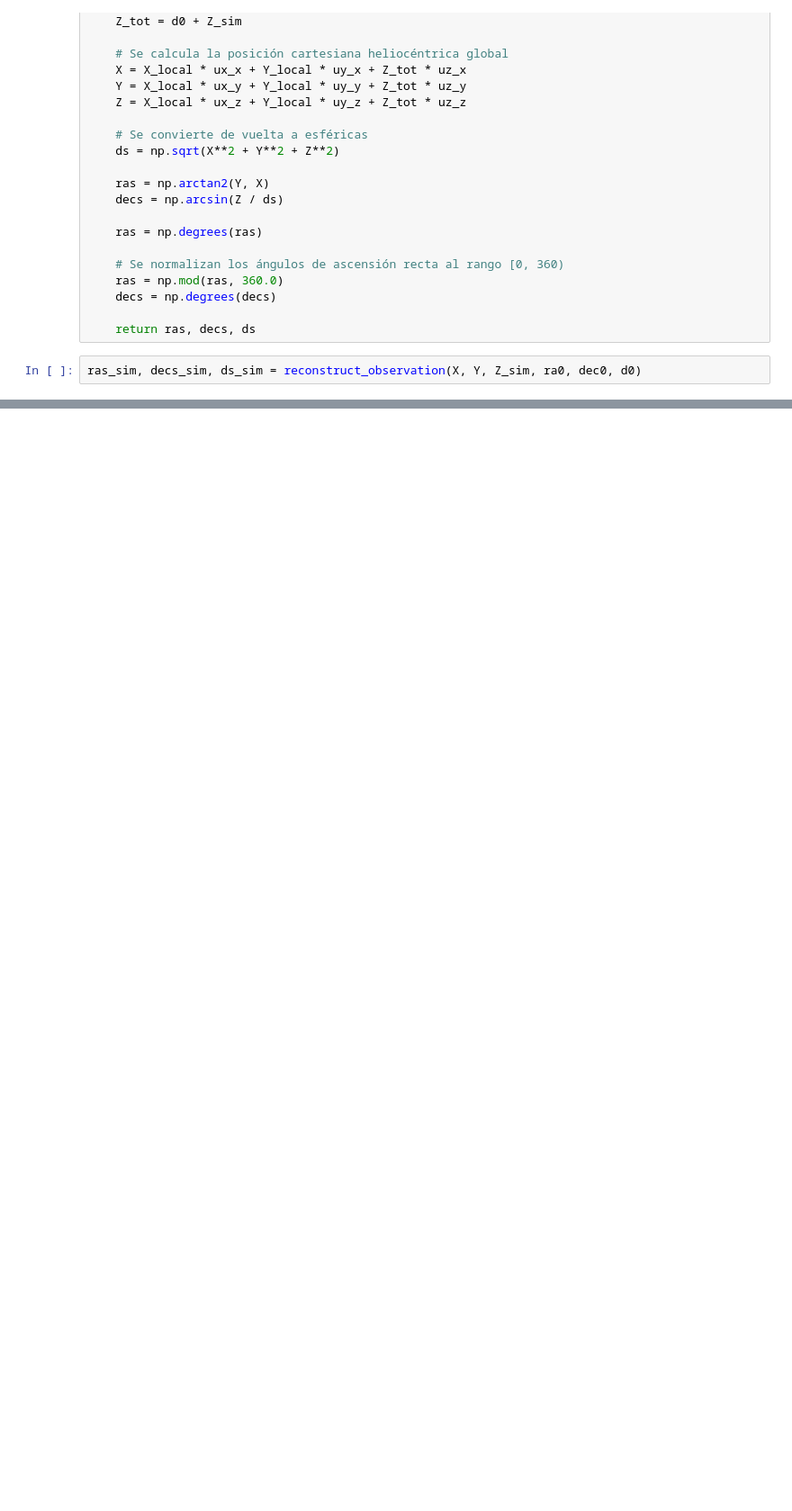
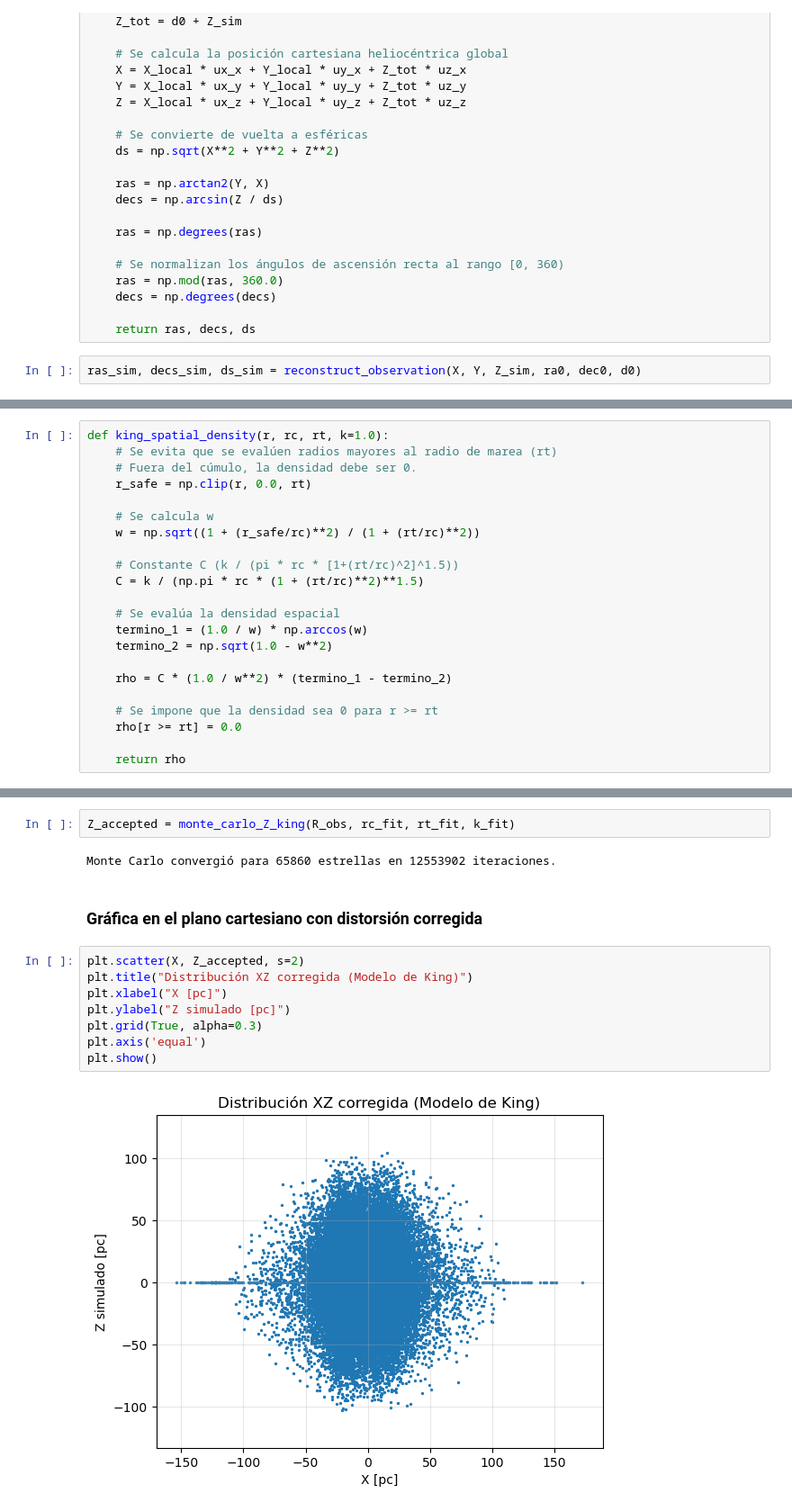
Before and after one commit to bejacore/calculos-tesis, a Jupyter notebook: notebooks/07-reduciendo_distorsion.ipynb, the cells around one changed output, grey strips where cells are left out. Shown at 90% size. Saved outputs shown, nothing was run; the diff lists cells and outputs as text; blank space fills up the shorter version.

```diff
--- a/notebooks/07-reduciendo_distorsion.ipynb
+++ b/notebooks/07-reduciendo_distorsion.ipynb
@@ -317,0 +322,22 @@ plt.show()
+# %%
+def king_spatial_density(r, rc, rt, k=1.0):
+    # Se evita que se evalúen radios mayores al radio de marea (rt)
+    # Fuera del cúmulo, la densidad debe ser 0.
+    r_safe = np.clip(r, 0.0, rt)
+
+    # Se calcula w
+    w = np.sqrt((1 + (r_safe/rc)**2) / (1 + (rt/rc)**2))
+
+    # Constante C (k / (pi * rc * [1+(rt/rc)^2]^1.5))
+    C = k / (np.pi * rc * (1 + (rt/rc)**2)**1.5)
+
+    # Se evalúa la densidad espacial
+    termino_1 = (1.0 / w) * np.arccos(w)
+    termino_2 = np.sqrt(1.0 - w**2)
+
+    rho = C * (1.0 / w**2) * (termino_1 - termino_2)
+
+    # Se impone que la densidad sea 0 para r >= rt
+    rho[r >= rt] = 0.0
+
+    return rho
@@ -317,0 +403,16 @@ plt.show()
+# %%
+Z_accepted = monte_carlo_Z_king(R_obs, rc_fit, rt_fit, k_fit)
+# %% [output]
+Monte Carlo convergió para 65860 estrellas en 12553902 iteraciones.
+# %% [markdown]
+### Gráfica en el plano cartesiano con distorsión corregida
+# %%
+plt.scatter(X, Z_accepted, s=2)
+plt.title("Distribución XZ corregida (Modelo de King)")
+plt.xlabel("X [pc]")
+plt.ylabel("Z simulado [pc]")
+plt.grid(True, alpha=0.3)
+plt.axis('equal')
+plt.show()
+# %% [output]
+[figure, added]
```
Also changed, not shown: parts of 10 cells of this notebook.
